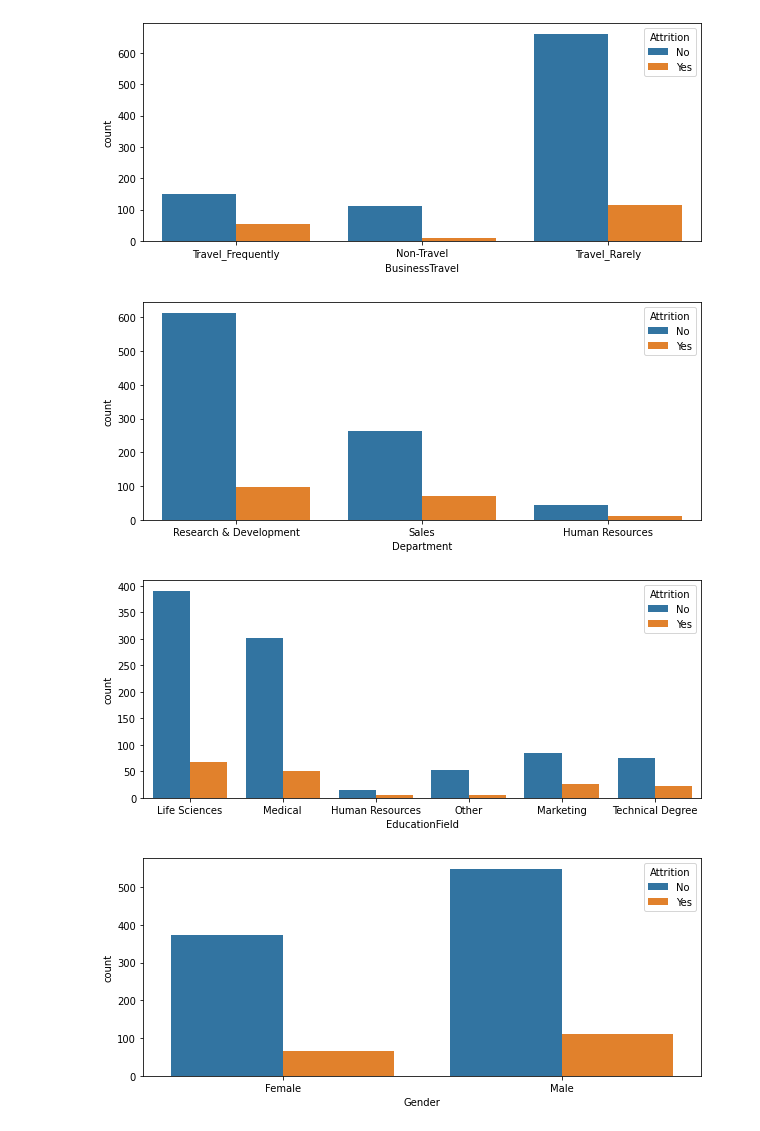
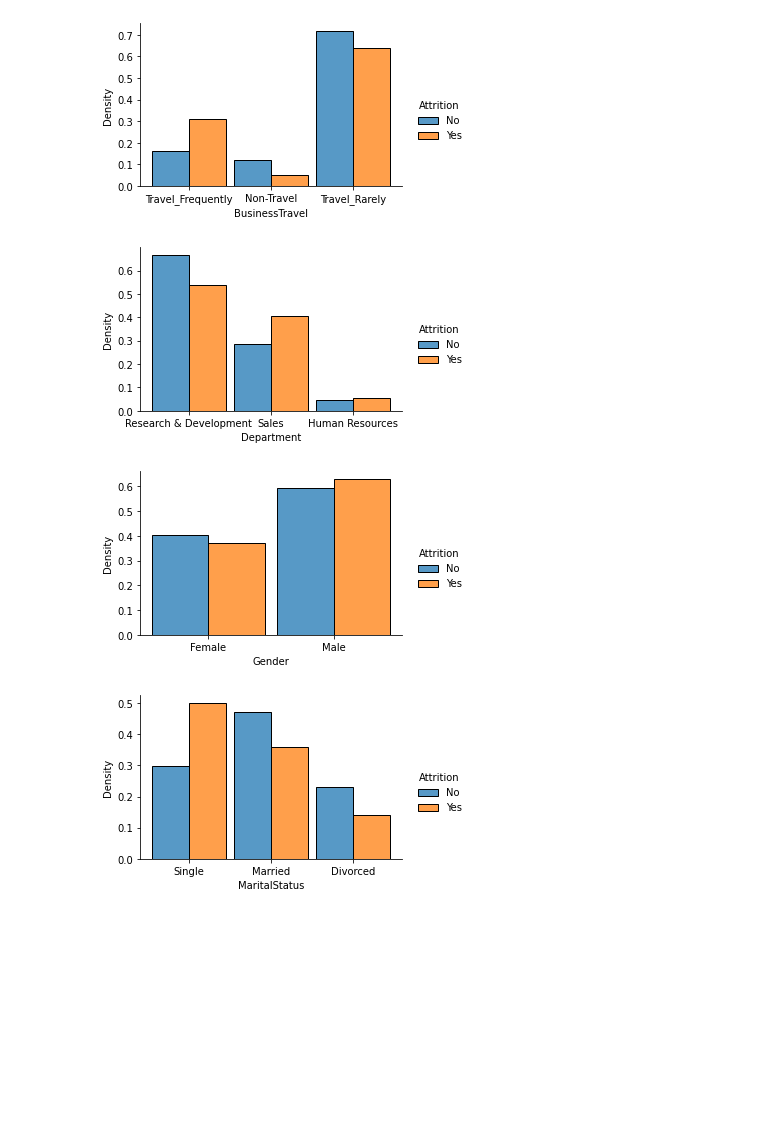
Before and after one commit to Gio-Mgm/turn-over, a Jupyter notebook: notebooks/data_visualization.ipynb, the cells around one changed output. Drawn from its saved outputs; the diff is of its cells as text; code cells hidden in the pictures; blank space fills up the shorter version.

```diff
--- a/notebooks/data_visualization.ipynb
+++ b/notebooks/data_visualization.ipynb
@@ -6,12 +6,12 @@ import matplotlib.pyplot as plt
 train = pd.read_csv("../data/01_raw/attrition_train.csv")
 # %%
 cat_cols = train.select_dtypes(include="O").columns
-cat_cols = cat_cols.drop(["Attrition"])
+
+cat_cols = cat_cols.drop(["Attrition", "Over18", "EducationField", "JobRole"])
 for col in train[cat_cols]:
-    plt.figure(figsize=(10,4))
-    sns.countplot(x=train[col], hue=train["Attrition"])
+    sns.displot(data=train, x=col, hue='Attrition',  stat="density", common_norm=False, multiple="dodge", height=3, aspect=1.5, shrink=0.9)
 # %% [output]
-[figure, old version]
+[figure, new version]
-[figure, old version]
+[figure, new version]
-[figure, old version]
+[figure, new version]
-[figure, old version]
+[figure, new version]
```
Also changed, not shown: parts of 2 cells of this notebook, 1 other file.
